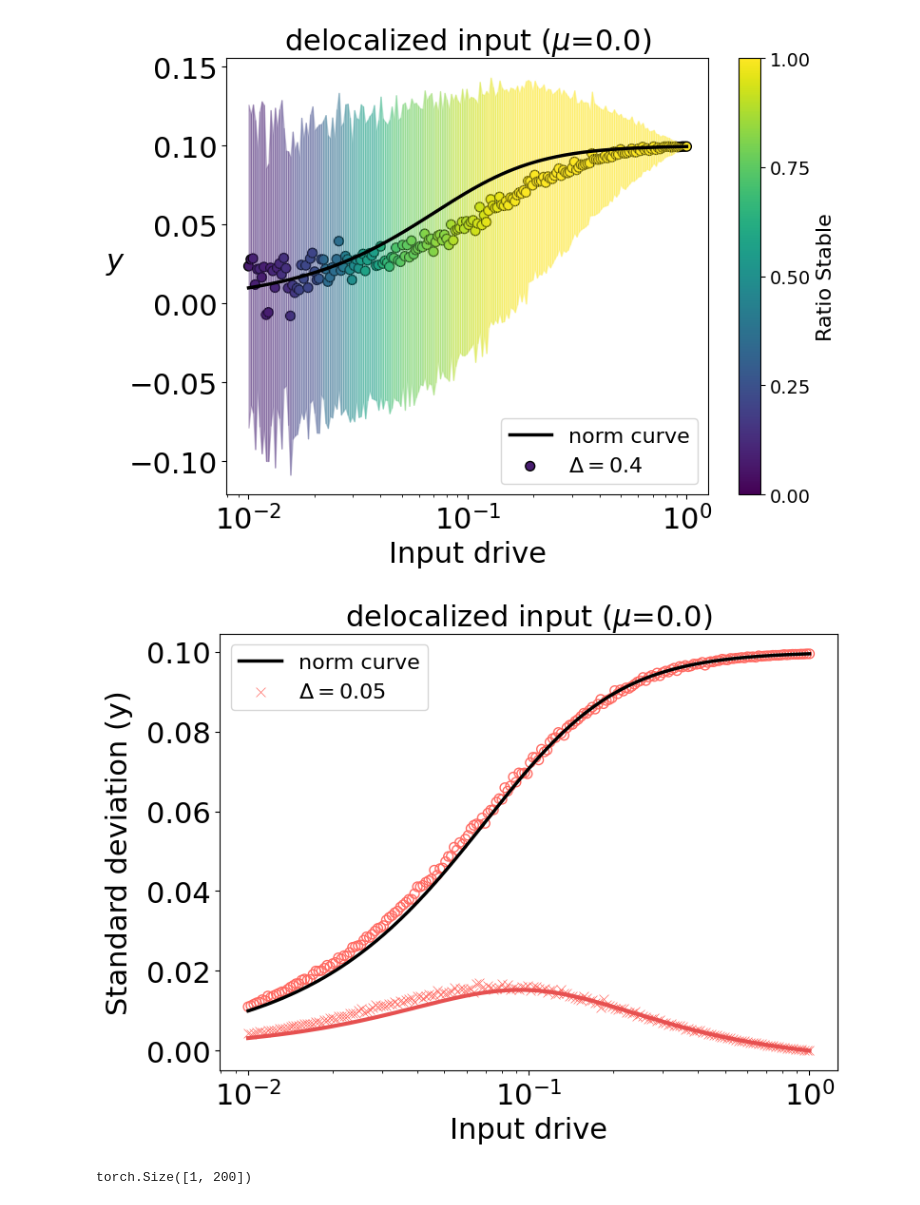
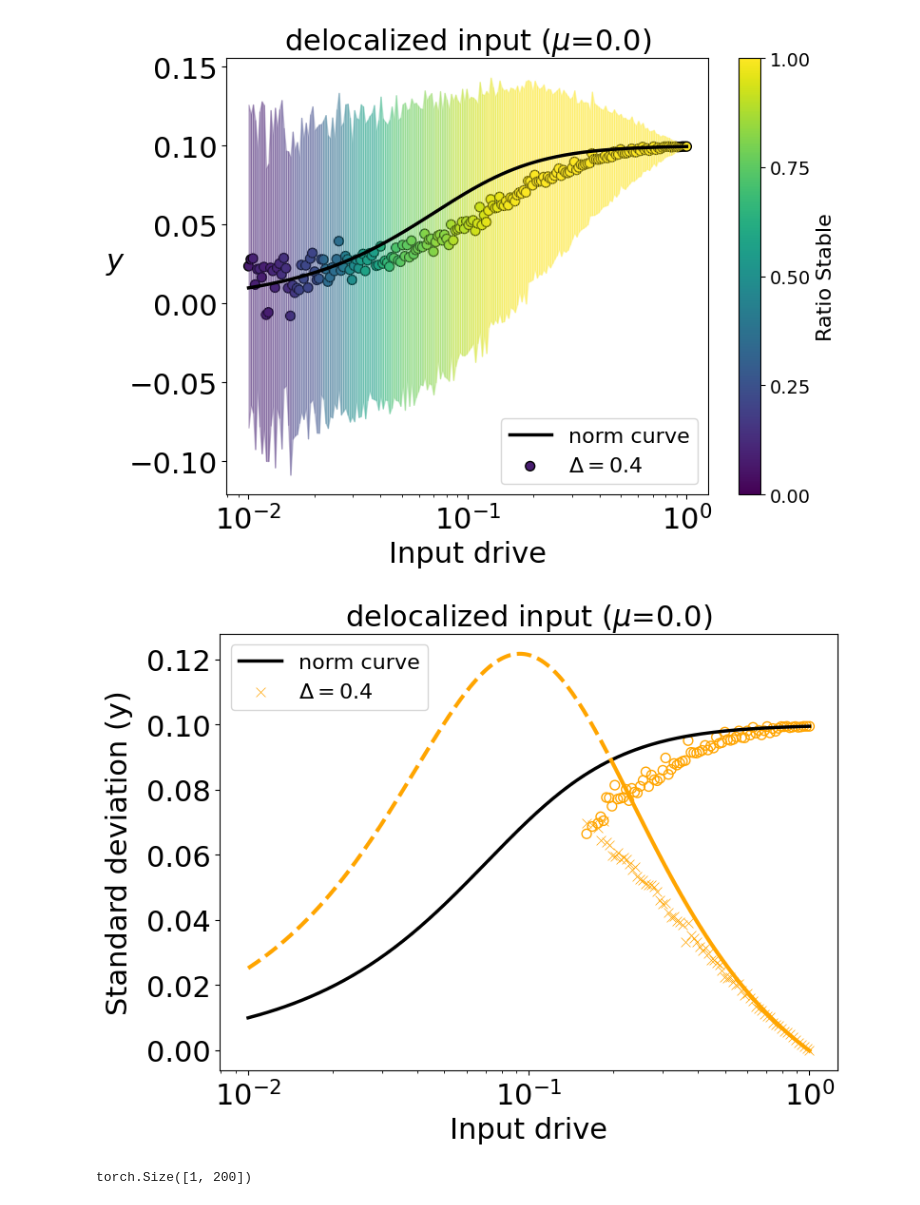
Before and after one commit to shivangrawat/perturbed_organics, a Jupyter notebook: examples/plot_lines_delocalized.ipynb, the cells around one changed output. Cells and saved outputs as stored; diff of their text form; code cells hidden in the pictures.

```diff
--- a/examples/plot_lines_delocalized.ipynb
+++ b/examples/plot_lines_delocalized.ipynb
@@ -216,12 +216,12 @@ stability_criterion_percent = 0.99
 # Plot the norm_sol_idx curve (assumed to be a numpy array)
 plt.plot(input_range, norm_sol_idx, label="norm curve", color='black', linewidth=2.5)
 
-delta_keys = [0.05, 0.1, 0.2]
-colors_to_use = ['#FF6961', plt.cm.viridis(1 / 3), plt.cm.viridis(2 / 3)]
+delta_keys = [0.05, 0.1, 0.2, 0.4]
+colors_to_use = ['#FF6961', plt.cm.viridis(1 / 3), plt.cm.viridis(2 / 3), '#FFA500']
 min_delta = min(delta_keys)
 max_delta = max(delta_keys)
 
-idx_wanted = 0
+idx_wanted = 3
 
 for i, delta_val in enumerate(delta_keys):
     if not i==idx_wanted:
@@ -296,34 +296,34 @@ for i, delta_val in enumerate(delta_keys):
             segments.append((seg_x, seg_y, current_cond))
 
             # Start a new segment starting at the intersection.
             seg_x = [x_int, input_range[j]]
             seg_y = [y_int, analytical_sd[j]]
             current_cond = new_cond
 
     # Append the last segment.
     segments.append((seg_x, seg_y, current_cond))
 
     # Plot each segment with the appropriate linestyle:
     # dashed if analytical_sd > norm_sol_idx, solid otherwise.
     for seg in segments:
         seg_x_data, seg_y_data, cond_flag = seg
         ls = '--' if cond_flag else '-'
         plt.plot(seg_x_data, seg_y_data, color=colors_to_use[i], linewidth=3.0, linestyle=ls)
         # plt.plot(seg_x_data, seg_y_data, color="#E65050", linewidth=3.0, linestyle=ls)
 
 plt.xlabel('Input drive', fontsize=22)
 plt.ylabel(r"Standard deviation (y)", fontsize=22, labelpad=10)
 plt.title(f"{input_type} input ($\\mu$={mu})", fontsize=22)
 plt.xscale('log')
 plt.legend(fontsize=16, loc='upper left')
 plt.xticks(fontsize=22)
 plt.yticks(fontsize=22)
 plt.tight_layout()
 plt.savefig(f'../figures/fig3/{input_type}_{delta_keys[idx_wanted]}.png', bbox_inches='tight')
 plt.savefig(f'../figures/fig3/{input_type}_{delta_keys[idx_wanted]}.svg', format='svg', bbox_inches='tight', dpi=300)
 plt.show()
 # %% [output]
-[figure, old version]
+[figure, new version]
 # %%
 ratio_stable.shape
 # %% [output]
```
Also changed, not shown: 1 other file.
